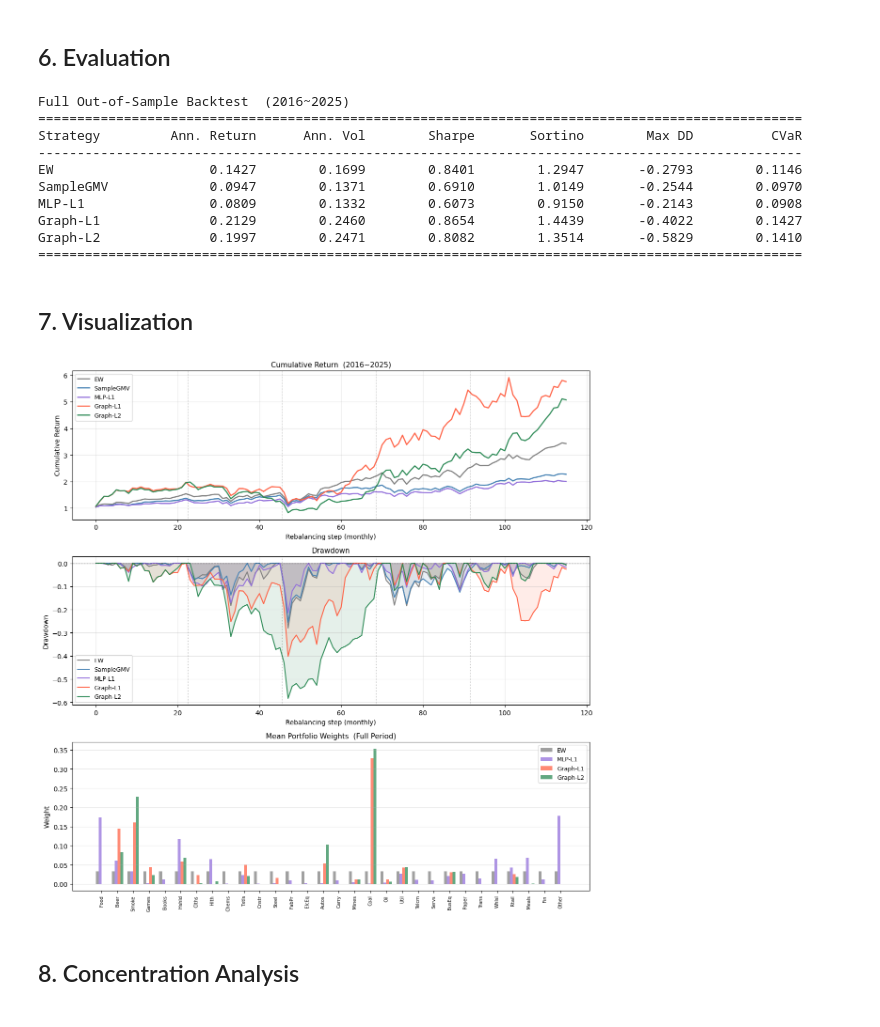
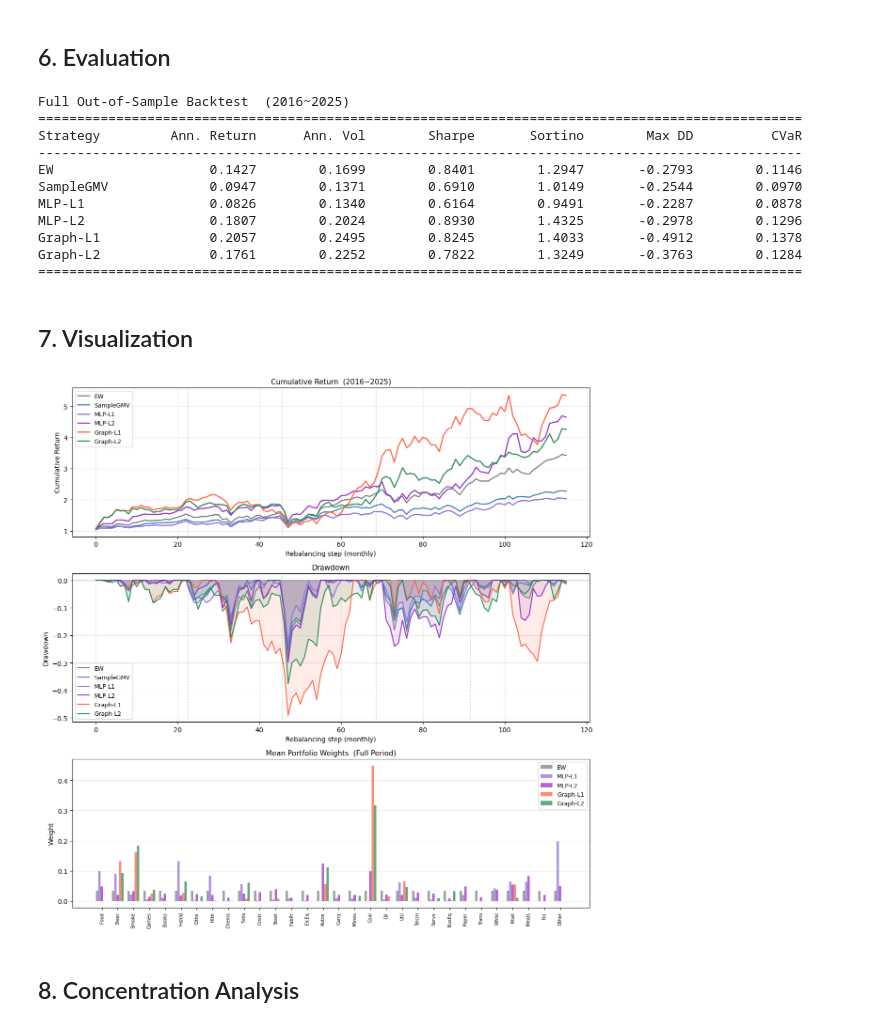
Before and after one commit to taekyounglee1224/Graph-E2E-PO, a Jupyter notebook: experiment.ipynb, the cells around one changed output. Drawn from its saved outputs; the diff is of its cells as text; code cells hidden in the pictures.

```diff
--- a/experiment.ipynb
+++ b/experiment.ipynb
@@ -610,7 +622,7 @@ All folds complete.
 # %% [markdown]
 ## 6. Evaluation
 # %%
-strategies = ['EW', 'SampleGMV', 'MLP-L1', 'Graph-L1', 'Graph-L2']
+strategies = ['EW', 'SampleGMV', 'MLP-L1', 'MLP-L2', 'Graph-L1', 'Graph-L2']
 hm = CFG['horizon_months']
 af = 12 / hm
 
@@ -624,9 +636,10 @@ full_w = {s: [] for s in strategies}
 for fold_idx in sorted(fold_models):
     tr_y = fold_results[fold_idx]['train_year']
     _, _, ts_ds_f = make_fold_datasets(tr_y, verbose=False)
-    full_w['Graph-L1'].append(get_weights(fold_models[fold_idx]['l1'],  ts_ds_f, device)[0])
-    full_w['Graph-L2'].append(get_weights(fold_models[fold_idx]['l2'],  ts_ds_f, device)[0])
-    full_w['MLP-L1'].append(  get_weights(fold_models[fold_idx]['mlp'], ts_ds_f, device)[0])
+    full_w['Graph-L1'].append(get_weights(fold_models[fold_idx]['l1'],     ts_ds_f, device)[0])
+    full_w['Graph-L2'].append(get_weights(fold_models[fold_idx]['l2'],     ts_ds_f, device)[0])
+    full_w['MLP-L1'].append(  get_weights(fold_models[fold_idx]['mlp_l1'], ts_ds_f, device)[0])
+    full_w['MLP-L2'].append(  get_weights(fold_models[fold_idx]['mlp_l2'], ts_ds_f, device)[0])
     full_w['EW'].append(       ew_baseline(ts_ds_f)[0])
     full_w['SampleGMV'].append(sample_gmv_baseline(ts_ds_f)[0])
 full_w = {s: np.concatenate(v) for s, v in full_w.items()}
@@ -675,9 +688,10 @@ Strategy         Ann. Return      Ann. Vol        Sharpe       Sortino        Ma
 --------------------------------------------------------------------------------------------------
 EW                    0.1427        0.1699        0.8401        1.2947       -0.2793        0.1146
 SampleGMV             0.0947        0.1371        0.6910        1.0149       -0.2544        0.0970
-MLP-L1                0.0809        0.1332        0.6073        0.9150       -0.2143        0.0908
-Graph-L1              0.2129        0.2460        0.8654        1.4439       -0.4022        0.1427
-Graph-L2              0.1997        0.2471        0.8082        1.3514       -0.5829        0.1410
+MLP-L1                0.0826        0.1340        0.6164        0.9491       -0.2287        0.0878
+MLP-L2                0.1807        0.2024        0.8930        1.4325       -0.2978        0.1296
+Graph-L1              0.2057        0.2495        0.8245        1.4033       -0.4912        0.1378
+Graph-L2              0.1761        0.2252        0.7822        1.3249       -0.3763        0.1284
 ==================================================================================================
 # %% [markdown]
 ## 7. Visualization
@@ -687,10 +701,10 @@ os.makedirs(RSLT_DIR, exist_ok=True)
 
 fig, axes = plt.subplots(3, 1, figsize=(12, 12), sharex=False)
 
-strategies = ['EW', 'SampleGMV', 'MLP-L1', 'Graph-L1', 'Graph-L2']
-colors     = ['gray', 'steelblue', 'mediumpurple', 'tomato', 'seagreen']
+strategies = ['EW', 'SampleGMV', 'MLP-L1', 'MLP-L2', 'Graph-L1', 'Graph-L2']
+colors     = ['gray', 'steelblue', 'mediumpurple', 'darkorchid', 'tomato', 'seagreen']
 
-# ── Left: 전체 구간 누적 수익률 ──────────────────────────────────────────
+# ── Top: 전체 구간 누적 수익률 ────────────────────────────────────────────
 ax = axes[0]
 for s, c in zip(strategies, colors):
     ax.plot(full_metrics[s]['cum_ret'], label=s, color=c, linewidth=1.8)
@@ -704,40 +718,44 @@ ax.legend(fontsize=9); ax.grid(alpha=0.3)
 
 # ── Middle: 드로우다운 ────────────────────────────────────────────────────
 ax = axes[1]
 for s, c in zip(strategies, colors):
     cum = full_metrics[s]['cum_ret']
     pk  = np.maximum.accumulate(cum)
     dd  = (cum - pk) / pk
     ax.fill_between(range(len(dd)), dd, 0, alpha=0.12, color=c)
     ax.plot(dd, label=s, color=c, linewidth=1.5)
 for i in range(1, len(fold_results)):
     ax.axvline(i * n_per_fold - 0.5, color='black', linewidth=0.8, linestyle=':', alpha=0.4)
 ax.axhline(0, color='black', linewidth=0.8, linestyle='--')
 ax.set_title('Drawdown', fontsize=11)
 ax.set_xlabel('Rebalancing step (monthly)')
 ax.set_ylabel('Drawdown')
 ax.legend(fontsize=9); ax.grid(alpha=0.3)
 
-# ── Right: 평균 포트폴리오 비중 ──────────────────────────────────────────
+# ── Bottom: 평균 포트폴리오 비중 ─────────────────────────────────────────
 ax   = axes[2]
 x    = np.arange(N)
-bw   = 0.18
-plot_strats = [('EW','gray'), ('MLP-L1','mediumpurple'),
-               ('Graph-L1','tomato'), ('Graph-L2','seagreen')]
+bw   = 0.15
+plot_strats = [
+    ('EW',        'gray'),
+    ('MLP-L1',    'mediumpurple'),
+    ('MLP-L2',    'darkorchid'),
+    ('Graph-L1',  'tomato'),
+    ('Graph-L2',  'seagreen'),
+]
 for i, (s, c) in enumerate(plot_strats):
-    ax.bar(x + (i - 1.5) * bw, full_w[s].mean(0), bw, label=s, color=c, alpha=0.75)
+    ax.bar(x + (i - 2) * bw, full_w[s].mean(0), bw, label=s, color=c, alpha=0.75)
 ax.set_title('Mean Portfolio Weights  (Full Period)', fontsize=11)
 ax.set_xticks(x)
 ax.set_xticklabels(TICKERS, rotation=90, fontsize=7)
 ax.set_ylabel('Weight')
 ax.legend(fontsize=9); ax.grid(alpha=0.3, axis='y')
 
-# plt.suptitle(f'Full Out-of-Sample Backtest  ({t_s}~{t_e})', fontsize=13)
 plt.tight_layout()
 plt.savefig(f'{RSLT_DIR}/results_full_period.png', dpi=450, bbox_inches='tight')
 plt.show()
 # %% [output]
-[figure, old version]
+[figure, new version]
 # %% [markdown]
 ## 8. Concentration Analysis
 # %%
```
Also changed, not shown: parts of 4 cells of this notebook, 8 other files.
